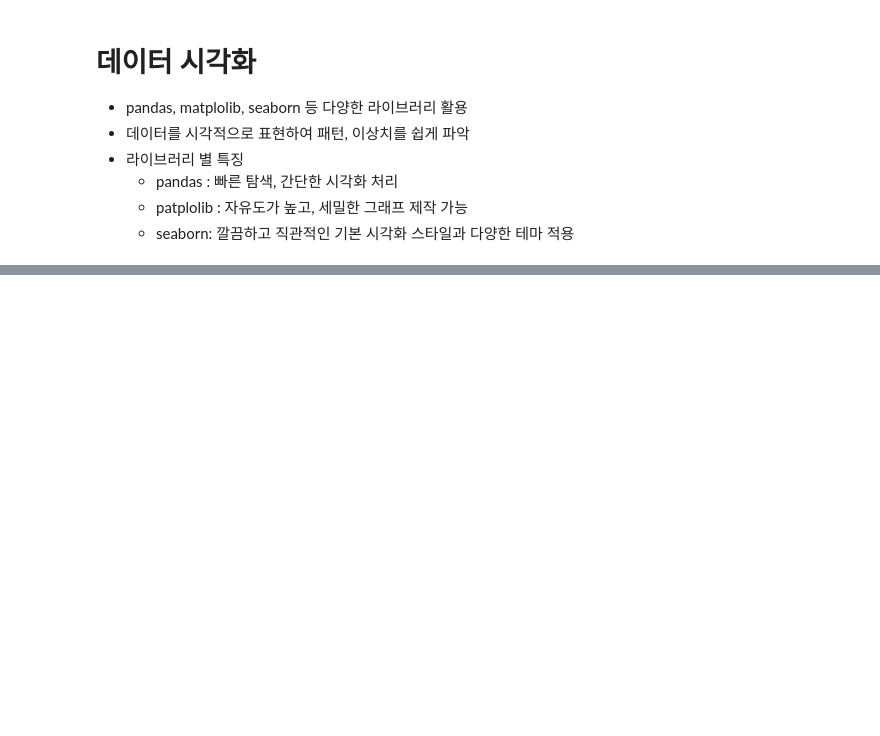
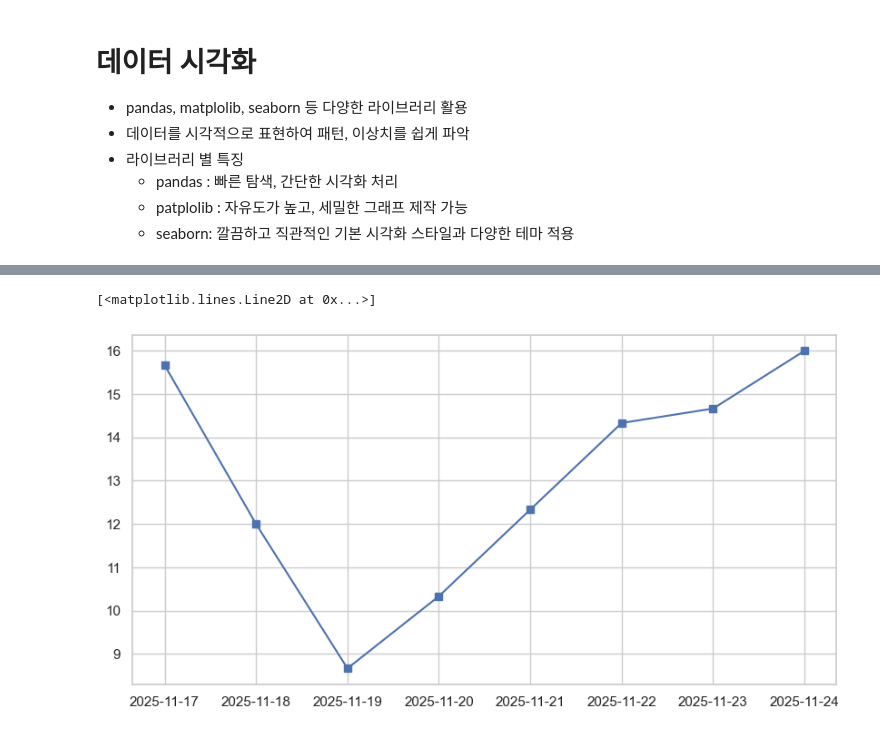
Before and after one commit to ibnghazi/DataAnalysis_practice, a Jupyter notebook: pandas/9_data_visualization.ipynb, the cells around one changed output, grey strips where cells are left out. Cells and saved outputs as stored; diff of their text form; code cells hidden in the pictures; blank space fills up the shorter version.

```diff
--- a/pandas/9_data_visualization.ipynb
+++ b/pandas/9_data_visualization.ipynb
@@ -53,0 +73,11 @@ df[['temperature', 'humidity']].plot(title='Temperature & Humidty')
+# %%
+# 3일 이동평균 그래프 표시
+plt.figure(figsize=(10, 5))
+
+plt.plot(df.index,
+         df['temperature'].rolling(3).mean(),
+         marker='s',                        #포인트 모양 ('s' = 사각형)
+         label='3-day MA')
+# %% [output]
+[<matplotlib.lines.Line2D at 0x...>]
+[figure, added]
```
Also changed, not shown: parts of 9 cells of this notebook, 2 other files.
